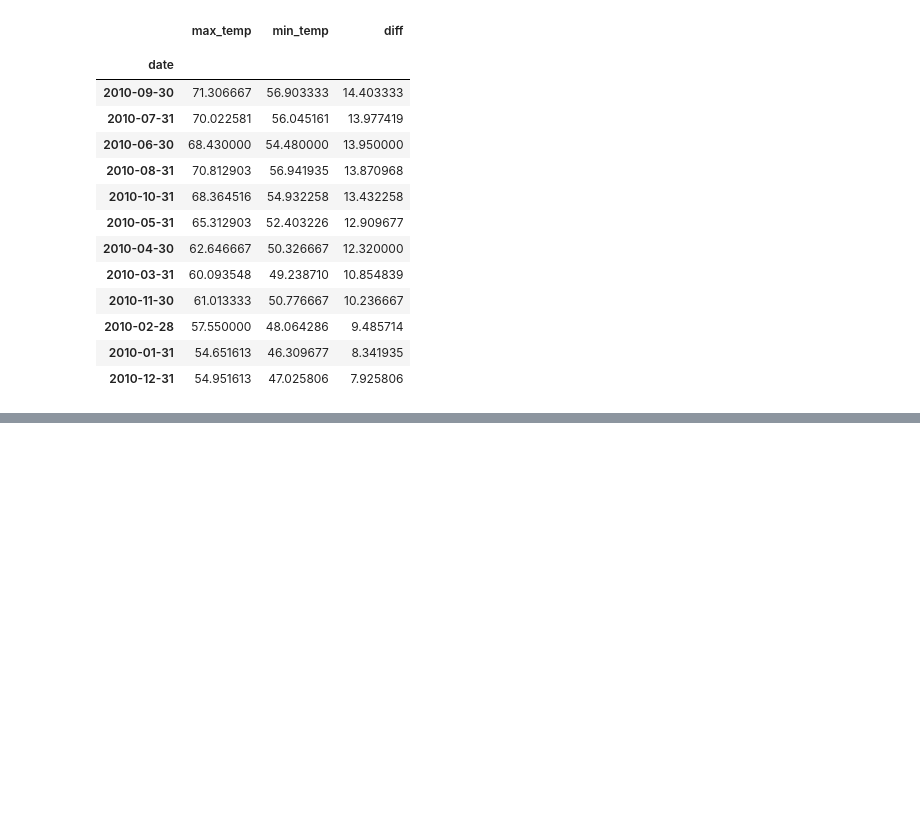
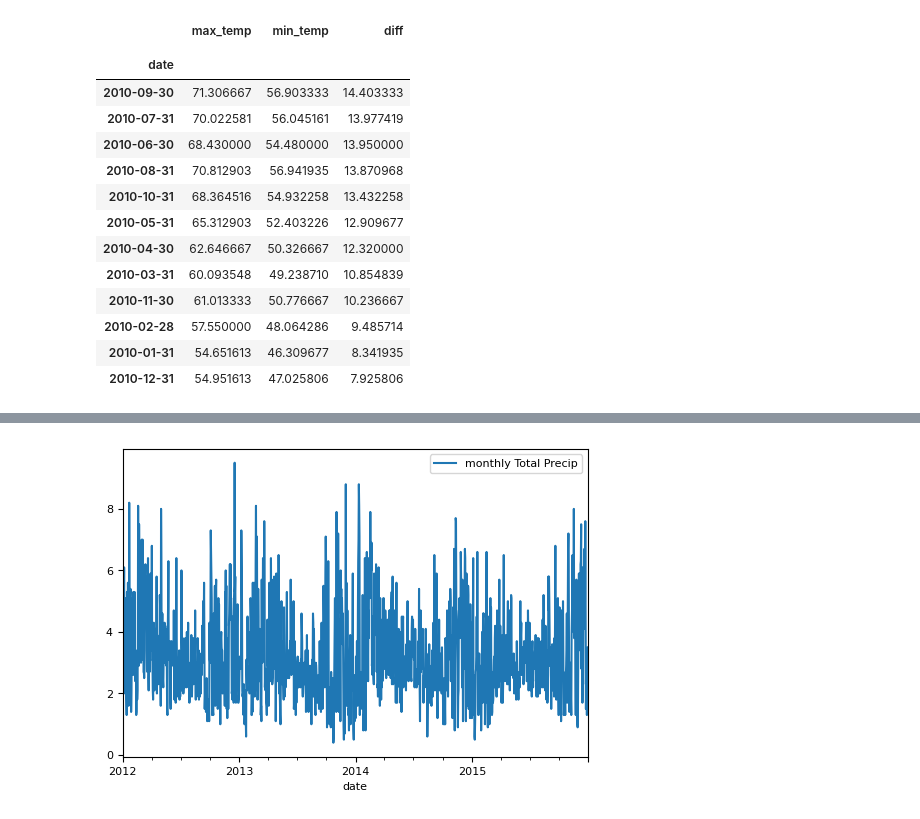
Before and after one commit to RichardAlcabes22/time-series-exercises, a Jupyter notebook: working_w_time_series_data.ipynb, the cells around one changed output, grey strips where cells are left out. Drawn from its saved outputs; the diff is of its cells as text; code cells hidden in the pictures; blank space fills up the shorter version.

```diff
--- a/working_w_time_series_data.ipynb
+++ b/working_w_time_series_data.ipynb
@@ -207,0 +305,8 @@ daily_diff_by_month.sort_values(['diff'],ascending=False) # Sept greatest daily
+# %%
+daily_sum_df = df_num.resample('D').mean()
+# %%
+daily_sum_df['wind'].plot(label='monthly Total Precip')
+plt.legend()
+plt.show()
+# %% [output]
+[figure, added]
```
Also changed, not shown: parts of 52 cells of this notebook.
